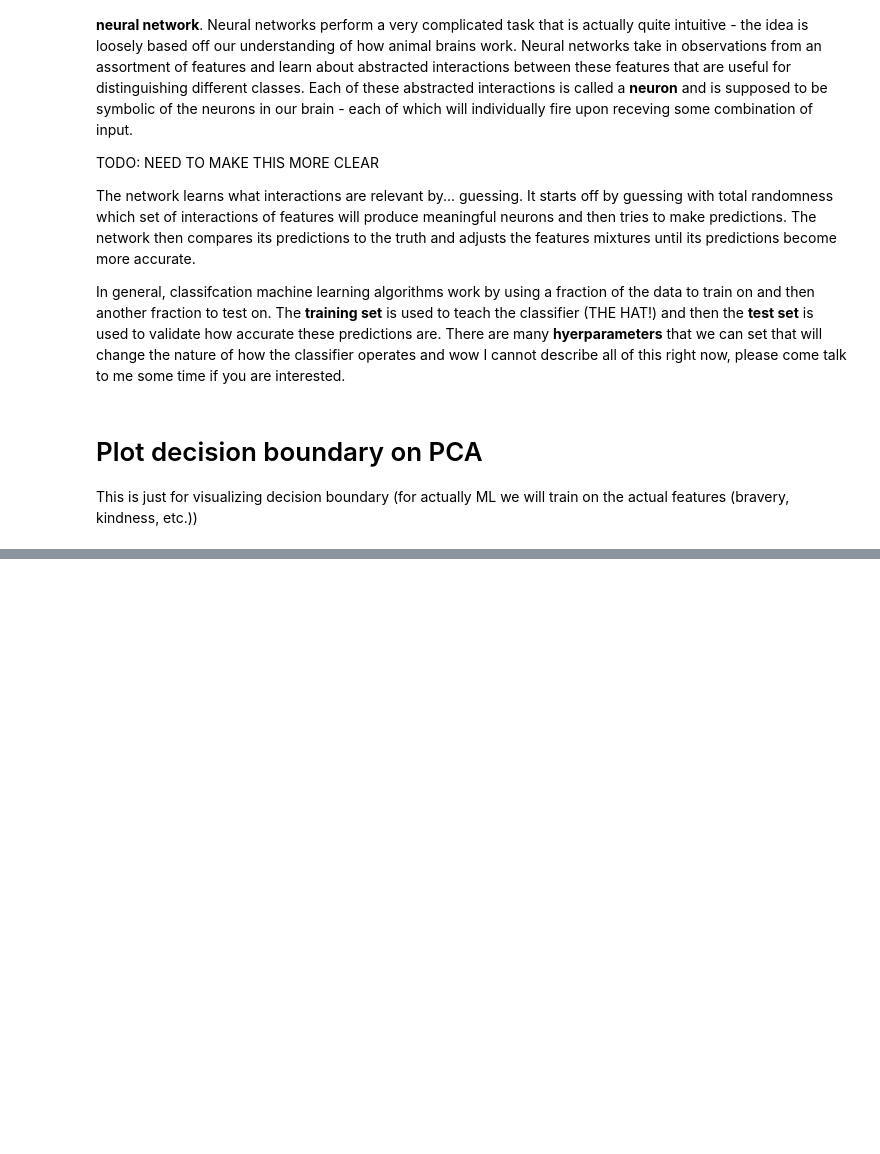
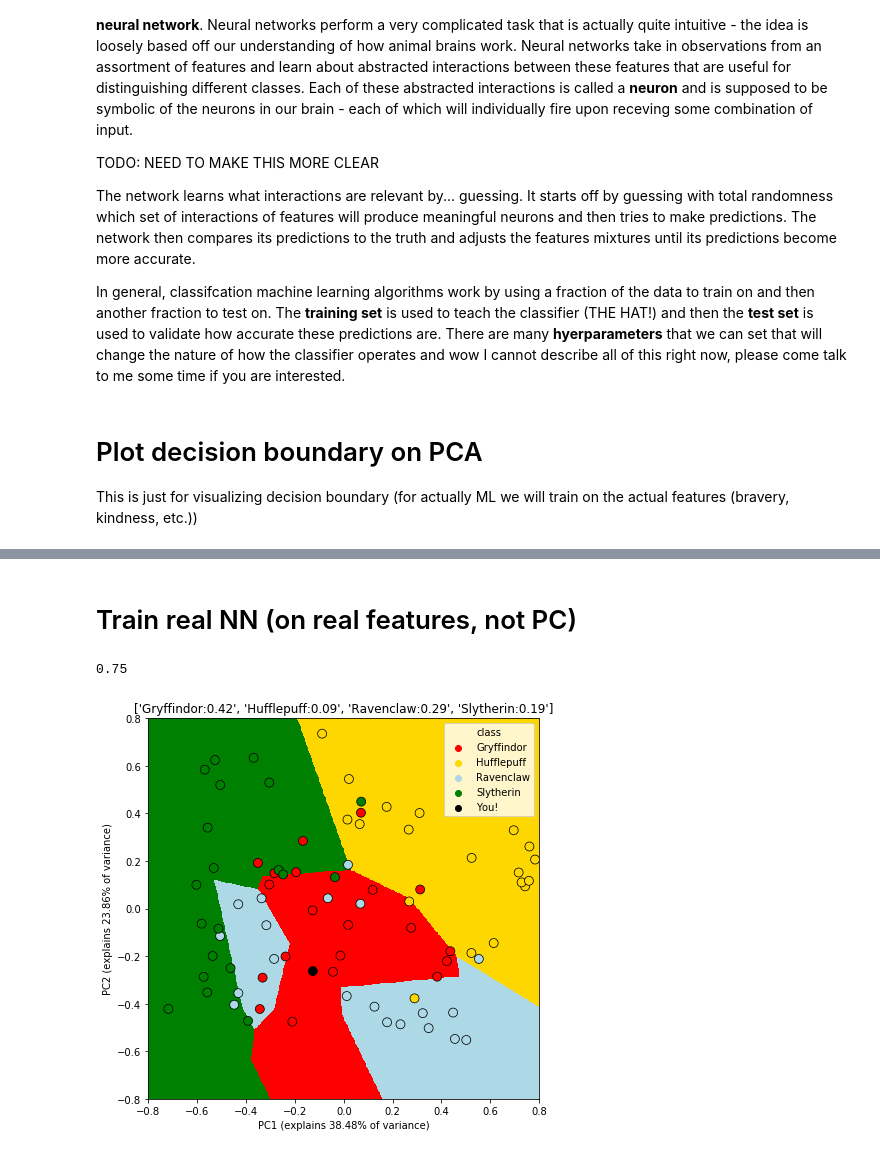
Before and after one commit to michaelsilverstein/TheSortingHat, a Jupyter notebook: SortingHat_MachineLearning.ipynb, the cells around one changed output, grey strips where cells are left out. Cells and saved outputs as stored; diff of their text form; code cells hidden in the pictures; blank space fills up the shorter version.

```diff
--- a/SortingHat_MachineLearning.ipynb
+++ b/SortingHat_MachineLearning.ipynb
@@ -264,0 +266,75 @@ plt.show()
+# %% [markdown]
+# Train real NN (on real features, not PC)
+# %%
+from sklearn.neural_network import MLPClassifier
+from sklearn.model_selection import train_test_split
+from sklearn.decomposition import PCA
+
+# Split data into training and testing
+X = df[[c for c in df if c not in ['class', 'height']]]
+y = df['class']
+X_train, X_test, y_train, y_test = train_test_split(X, y, train_size=.7, random_state=123, stratify=y)
+
+# Train
+nn = MLPClassifier(50, learning_rate_init=.001)
+nn.fit(X_train, y_train)
+
+# Test
+y_hat = nn.predict(X_test)
+
+# Calculate accuracy
+acc = (y_hat == y_test)
+acc.sum()/len(acc)
+# %% [output]
+0.75
+# %%
+bravery = .7
+criticality = .8
+Canadian = .2
+scholar = 1
+kind = .9
+
+# Predict class probs
+individ = pd.DataFrame([[bravery, criticality, Canadian, scholar, kind]], columns=X_test.columns)
+class_probs = [':'.join([c, f'{p:.2f}']) for c, p in zip(nn.classes_, nn.predict_proba(individ)[0])]
+
+"""# Plot PCA with probs"""
+individ_ = individ.copy()
+individ_['class'] = 'You!'
+new_df = pd.concat([df, individ_]).reset_index(drop=True)
+
+# Create a PCA object from sklearn and provide a random state
+pca = PCA(random_state=123)
+# We only want to pass our actual data, not the class labels
+data = new_df[[c for c in df if c not in ['class', 'height']]]
+
+# Apply PCA transformation and take top two components
+pca_data = pca.fit_transform(data)[:, :2]
+
+# Place PCA data into a dataframe and add class labels
+# The order of the data is preserved from how we inputted it
+pca_df = pd.DataFrame(pca_data, columns=['PC1', 'PC2'])
+pca_df['class'] = new_df['class']
+
+# Plot#
+#Generate mesh
+grid_lim = np.linspace(-.8, .8, 500)
+xx, yy = np.meshgrid(grid_lim, grid_lim)
+grid = np.hstack([xx.reshape(-1,1), yy.reshape(-1,1)])
+# Predict mesh
+y_hats = pca_nn.predict(grid).reshape(xx.shape)
+enum = {h:i for i,h in enumerate(houses)}
+y_hats = pd.DataFrame(y_hats).applymap(lambda x: enum[x])
+
+plt.figure(figsize=(7,7))
+plt.pcolormesh(xx, yy, y_hats, cmap=ListedColormap([palette[h] for h in houses]))
+palette['You!'] = 'k'
+sns.scatterplot('PC1', 'PC2', 'class', data=pca_df, s=80, palette=palette, edgecolor='k')
+plt.ylim(-.8, .8)
+plt.xlim(-.8, .8)
+plt.xlabel(f'PC1 (explains {explained_var[0]*100:.2f}% of variance)')
+plt.ylabel(f'PC2 (explains {explained_var[1]*100:.2f}% of variance)')
+plt.title(class_probs)
+plt.show()
+# %% [output]
+[figure, added]
```
Also changed, not shown: parts of 2 cells of this notebook, 2 other files.
